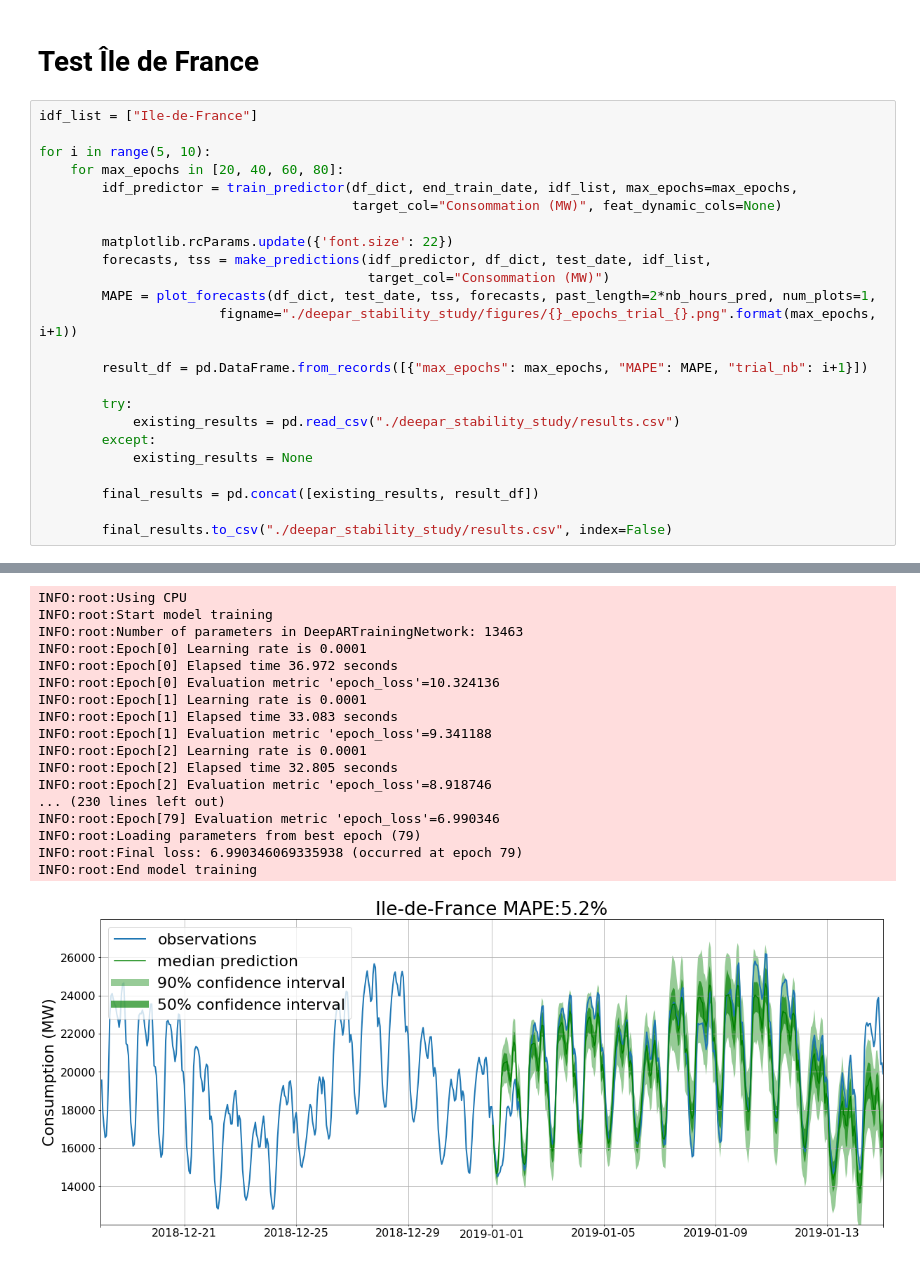
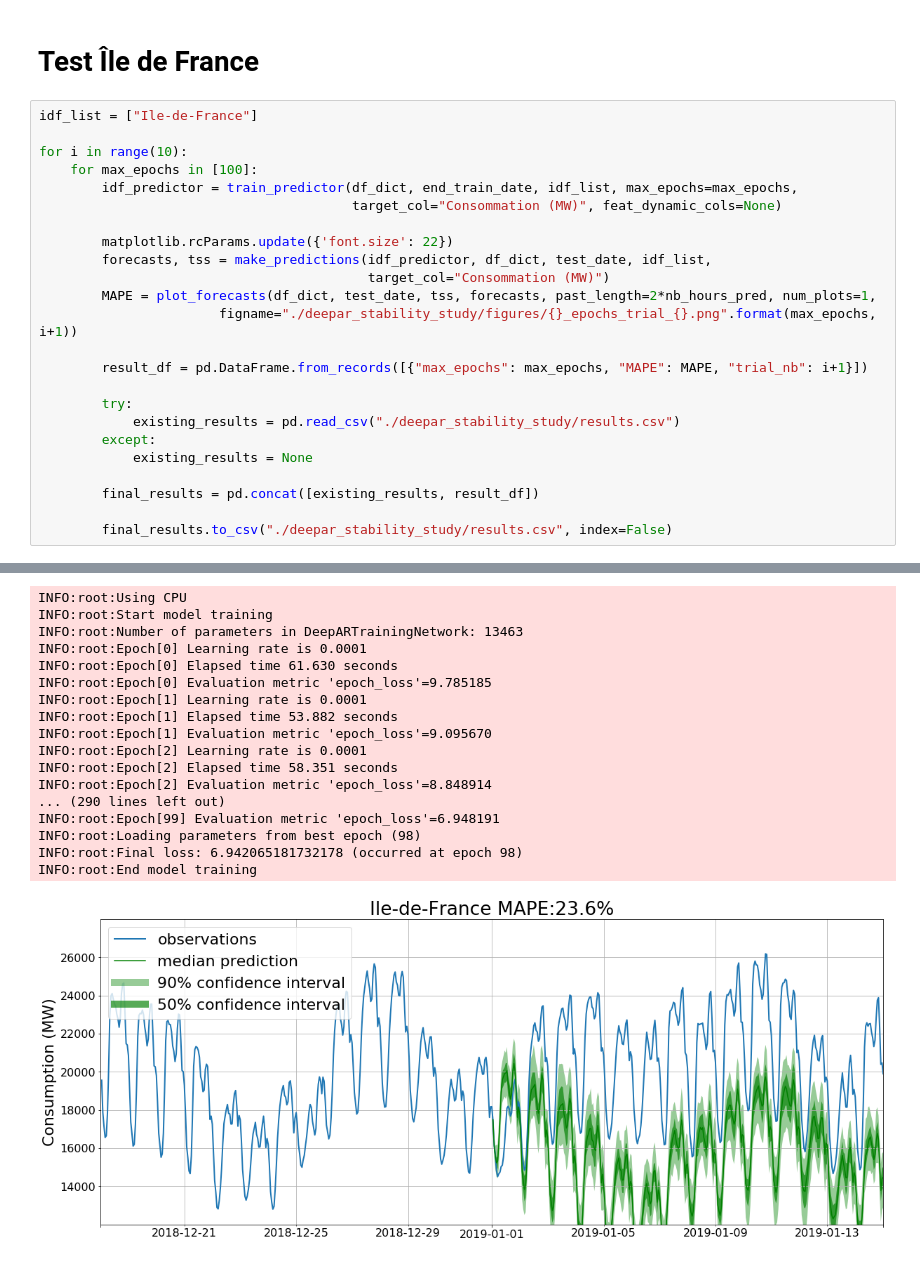
Before and after one commit to publicissapient-france/Xebicon19-time-series-made-easy, a Jupyter notebook: deepar_stability_study.ipynb, the cells around one changed output, grey strips where cells are left out. Drawn from its saved outputs; the diff is of its cells as text.

Commit message:
stability tests on 100 epochs

```diff
--- a/deepar_stability_study.ipynb
+++ b/deepar_stability_study.ipynb
@@ -158,8 +160,8 @@ def plot_forecasts(df_dict, test_date, tss, forecasts, past_length, num_plots, f
 # %%
 idf_list = ["Ile-de-France"]
 
-for i in range(5, 10):
-    for max_epochs in [20, 40, 60, 80]:
+for i in range(10):
+    for max_epochs in [100]:
         idf_predictor = train_predictor(df_dict, end_train_date, idf_list, max_epochs=max_epochs,
                                         target_col="Consommation (MW)", feat_dynamic_cols=None)
 
@@ -237,21 +239,21 @@ INFO:root:End model training
 INFO:root:Using CPU
 INFO:root:Start model training
 INFO:root:Number of parameters in DeepARTrainingNetwork: 13463
 INFO:root:Epoch[0] Learning rate is 0.0001
-INFO:root:Epoch[0] Elapsed time 36.972 seconds
-INFO:root:Epoch[0] Evaluation metric 'epoch_loss'=10.324136
+INFO:root:Epoch[0] Elapsed time 61.630 seconds
+INFO:root:Epoch[0] Evaluation metric 'epoch_loss'=9.785185
 INFO:root:Epoch[1] Learning rate is 0.0001
-INFO:root:Epoch[1] Elapsed time 33.083 seconds
-INFO:root:Epoch[1] Evaluation metric 'epoch_loss'=9.341188
+INFO:root:Epoch[1] Elapsed time 53.882 seconds
+INFO:root:Epoch[1] Evaluation metric 'epoch_loss'=9.095670
 INFO:root:Epoch[2] Learning rate is 0.0001
-INFO:root:Epoch[2] Elapsed time 32.805 seconds
-INFO:root:Epoch[2] Evaluation metric 'epoch_loss'=8.918746
-... (230 lines left out)
-INFO:root:Epoch[79] Evaluation metric 'epoch_loss'=6.990346
-INFO:root:Loading parameters from best epoch (79)
-INFO:root:Final loss: 6.990346069335938 (occurred at epoch 79)
+INFO:root:Epoch[2] Elapsed time 58.351 seconds
+INFO:root:Epoch[2] Evaluation metric 'epoch_loss'=8.848914
+... (290 lines left out)
+INFO:root:Epoch[99] Evaluation metric 'epoch_loss'=6.948191
+INFO:root:Loading parameters from best epoch (98)
+INFO:root:Final loss: 6.942065181732178 (occurred at epoch 98)
 INFO:root:End model training
-[figure, old version]
+[figure, new version]
 INFO:root:Using CPU
 INFO:root:Start model training
 INFO:root:Number of parameters in DeepARTrainingNetwork: 13463
```
Also changed, not shown: parts of 2 cells of this notebook, 9 other files.
